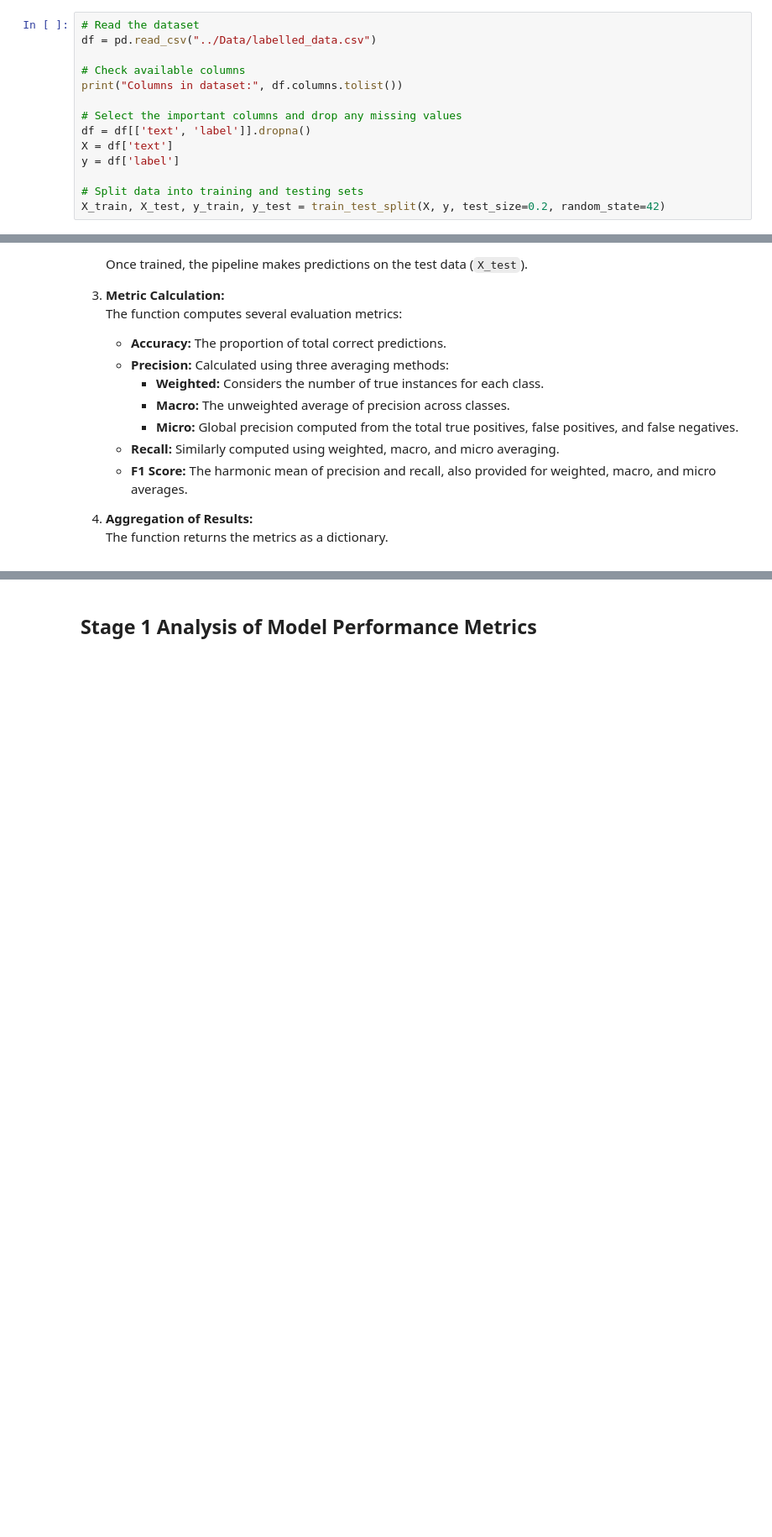
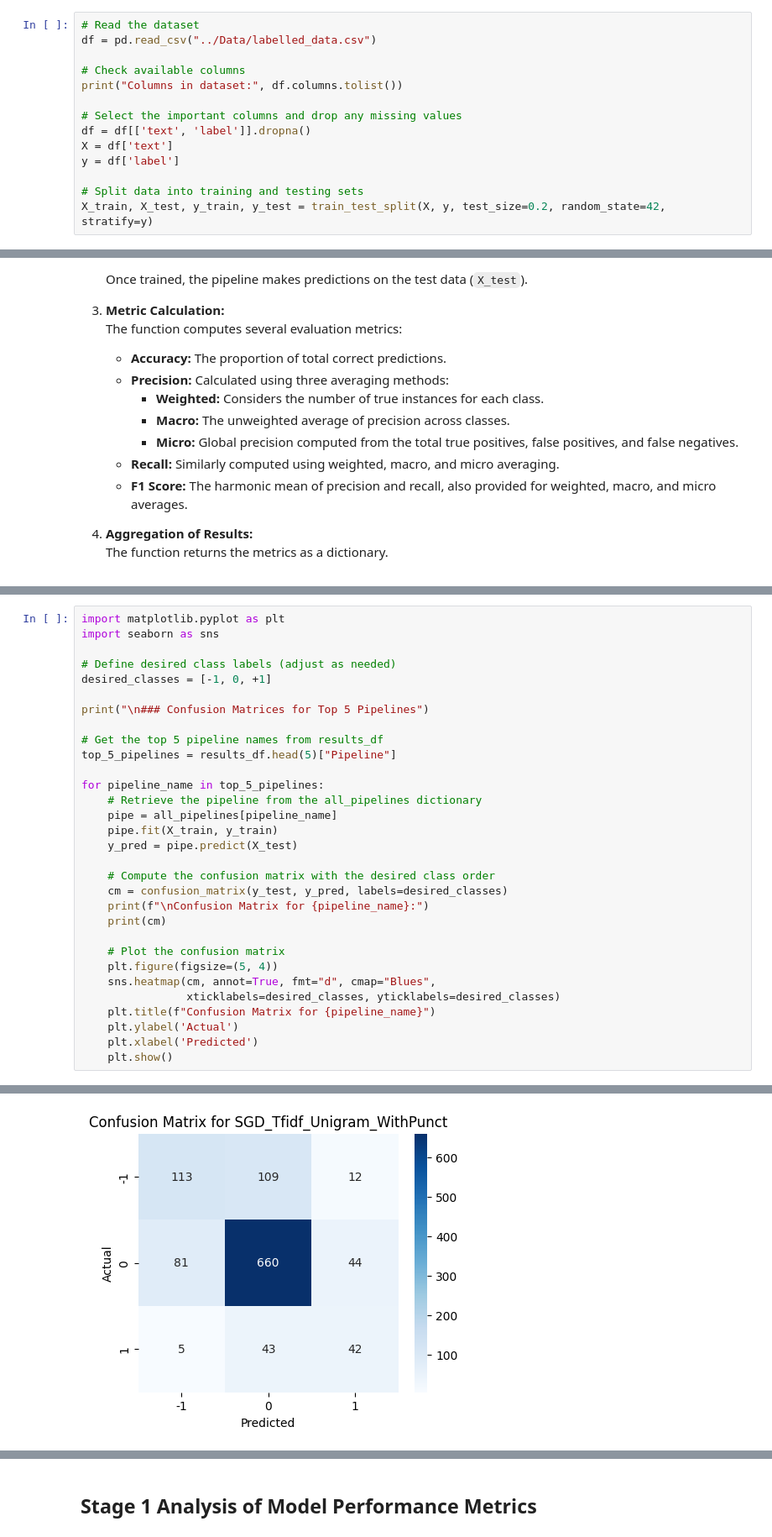
Before and after one commit to ajm2004/OpenAI-Sentiment-Analysis, a Jupyter notebook: Notebooks/partCpipieline.ipynb, the cells around one changed output, grey strips where cells are left out. Shown at 84% size. Saved outputs shown, nothing was run; the diff lists cells and outputs as text; blank space fills up the shorter version.

```diff
--- a/Notebooks/partCpipieline.ipynb
+++ b/Notebooks/partCpipieline.ipynb
@@ -336,7 +339,7 @@ X = df['text']
 y = df['label']
 
 # Split data into training and testing sets
-X_train, X_test, y_train, y_test = train_test_split(X, y, test_size=0.2, random_state=42)
+X_train, X_test, y_train, y_test = train_test_split(X, y, test_size=0.2, random_state=42, stratify=y)
 # %% [output]
 Columns in dataset: ['post_id', 'subreddit', 'post_title', 'post_body', 'number_of_comments', 'readable_datetime', 'post_author', 'number_of_upvotes', 'query', 'text', 'comment_id', 'comment_body', 'c ...
 # %% [markdown]
@@ -1416,0 +1135,32 @@ weighted avg       0.70      0.54      0.57      1109
+# %%
+import matplotlib.pyplot as plt
+import seaborn as sns
+
+# Define desired class labels (adjust as needed)
+desired_classes = [-1, 0, +1]
+
+print("\n### Confusion Matrices for Top 5 Pipelines")
+
+# Get the top 5 pipeline names from results_df
+top_5_pipelines = results_df.head(5)["Pipeline"]
+
+for pipeline_name in top_5_pipelines:
+    # Retrieve the pipeline from the all_pipelines dictionary
+    pipe = all_pipelines[pipeline_name]
+    pipe.fit(X_train, y_train)
+    y_pred = pipe.predict(X_test)
+
+    # Compute the confusion matrix with the desired class order
+    cm = confusion_matrix(y_test, y_pred, labels=desired_classes)
+    print(f"\nConfusion Matrix for {pipeline_name}:")
+    print(cm)
+
+    # Plot the confusion matrix
+    plt.figure(figsize=(5, 4))
+    sns.heatmap(cm, annot=True, fmt="d", cmap="Blues",
+                xticklabels=desired_classes, yticklabels=desired_classes)
+    plt.title(f"Confusion Matrix for {pipeline_name}")
+    plt.ylabel('Actual')
+    plt.xlabel('Predicted')
+    plt.show()
+# %% [output]
@@ -1416,0 +1173 @@ weighted avg       0.70      0.54      0.57      1109
+[figure, added]
```
Also changed, not shown: parts of 23 cells of this notebook.
